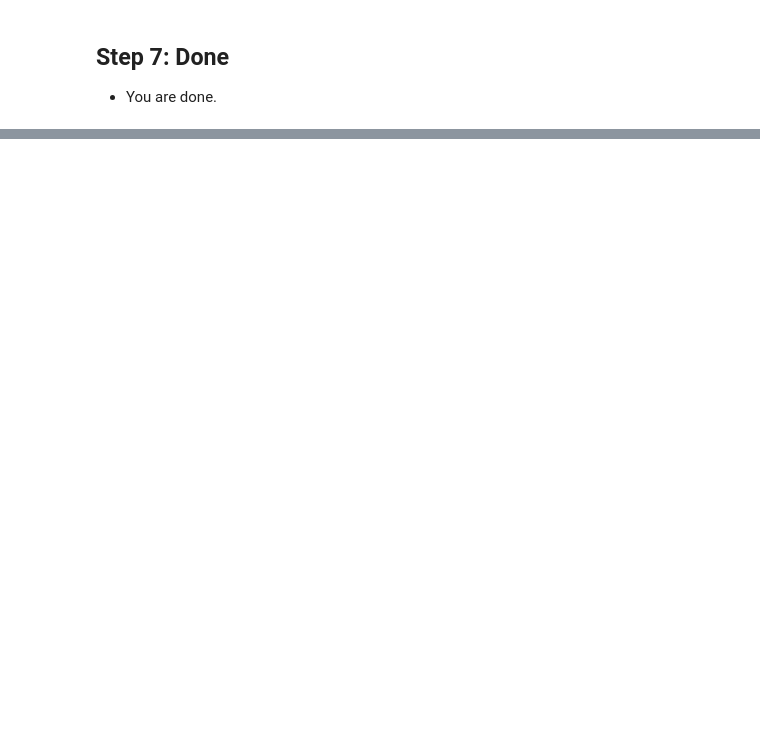
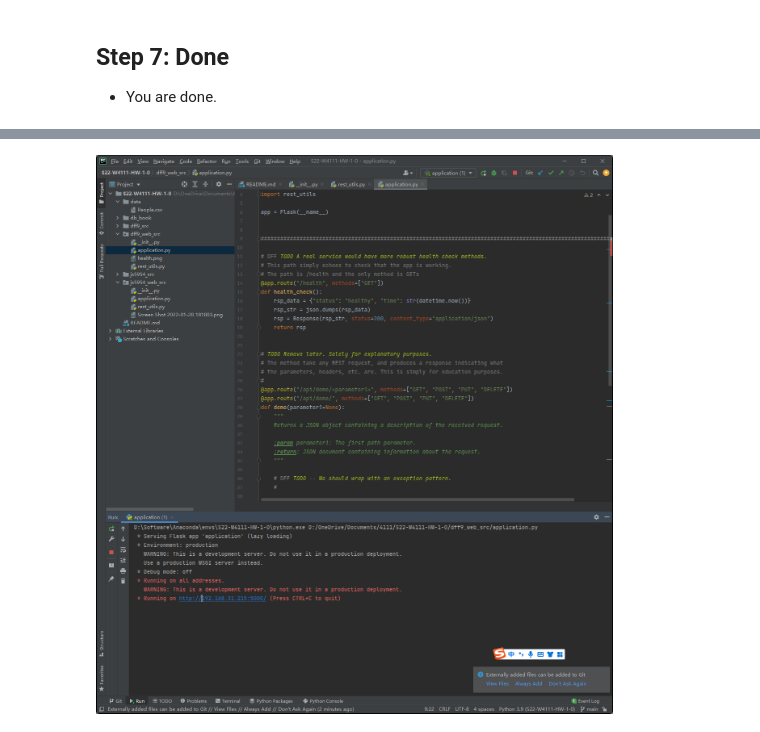
Before and after one commit to 545089467/S22-W4111-HW-1-0, a Jupyter notebook: js5954_src/js5954_hw0/js5954_HW0.ipynb, the cells around one changed output, grey strips where cells are left out. Saved outputs shown, nothing was run; the diff lists cells and outputs as text; code cells hidden in the pictures; blank space fills up the shorter version.

```diff
--- a/js5954_src/js5954_hw0/js5954_HW0.ipynb
+++ b/js5954_src/js5954_hw0/js5954_HW0.ipynb
@@ -224,0 +234,7 @@ df.to_sql('people', con=engine, index=False, if_exists='replace', schema='lahman
+# %%
+file_name = 'Screen Shot 2022-01-30 170627.png'
+
+print("\n")
+Image(filename=file_name)
+# %% [output]
+[figure, added]
```
Also changed, not shown: parts of 2 cells of this notebook, 5 other files.
